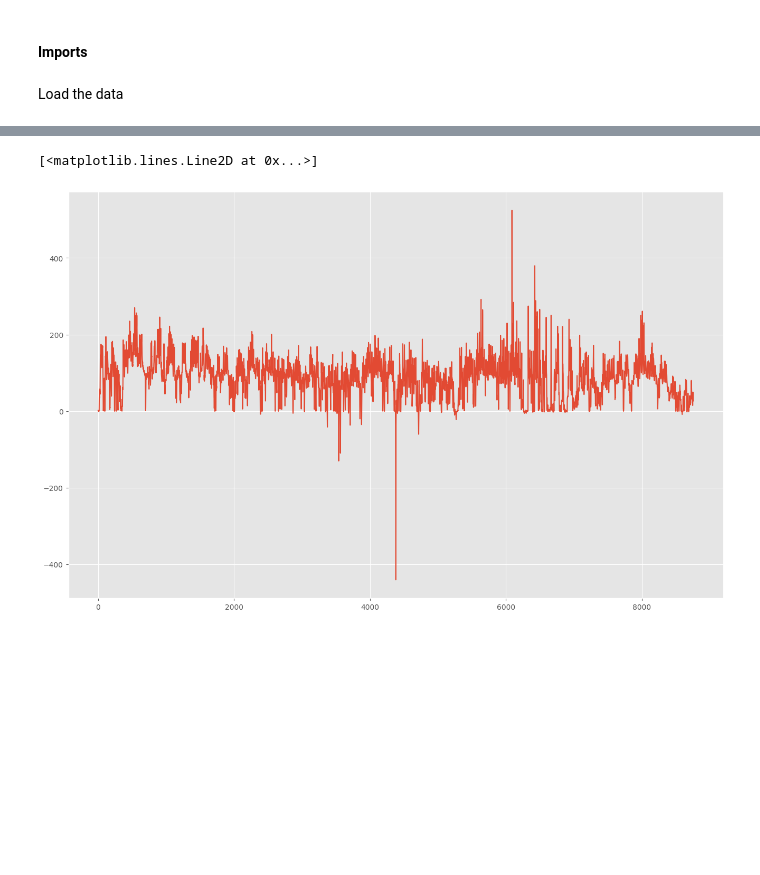
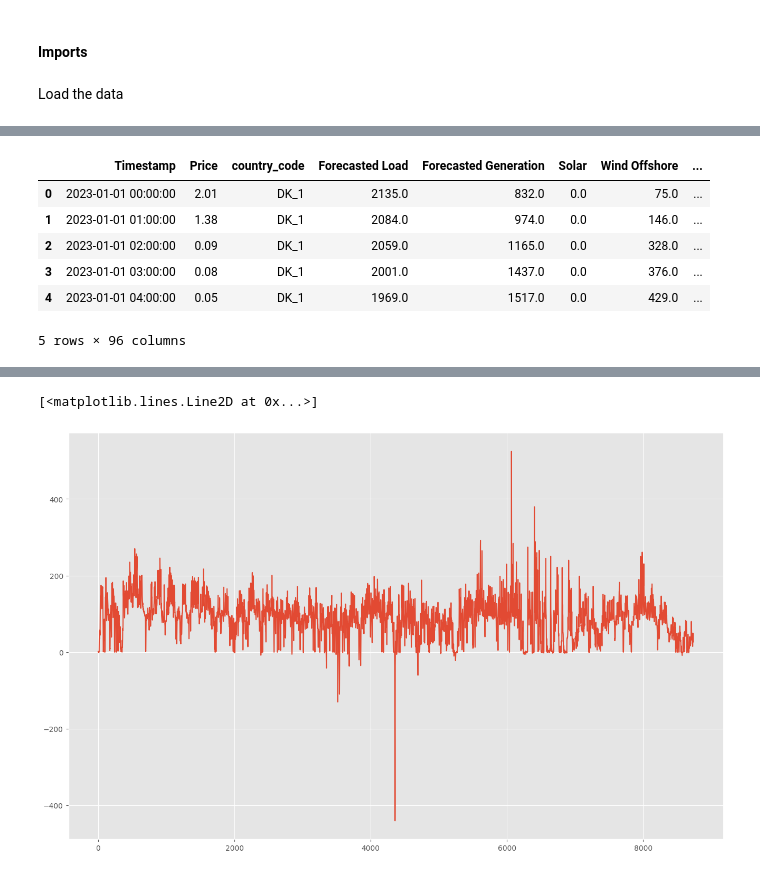
Before and after one commit to SorenBlattBendtsen/model_based, a Jupyter notebook: simplePGM.ipynb, the cells around one changed output, grey strips where cells are left out. Drawn from its saved outputs; the diff is of its cells as text; code cells hidden in the pictures; blank space fills up the shorter version.

```diff
--- a/simplePGM.ipynb
+++ b/simplePGM.ipynb
@@ -51,3 +33,40 @@ df.head
+# %%
+df = pd.read_csv("data/2023/nordic_energy_data.csv")
+#df = df[df['country_code'] == 'DK_1']
+#df = df.rename(columns={'DA-price [EUR/MWh]': 'Price'})
+#df = df.drop(columns=['Unnamed: 0'])
+# df = df.drop(df.columns[[9, 62]], axis=1)
+
+df = transpose_for_country_code(df, 'DK_1')
+df = df.rename(columns={'DA-price [EUR/MWh]': 'Price'})
+
+#columns_to_drop = df.columns[8:]
+#df = df.drop(columns=columns_to_drop)
+
+df.head()
+
+
+#df = df[df['country_code'] == "DK_1"]
+#df.rename(columns={'Unnamed: 0': 'Time', '0': 'Price'}, inplace=True)
+
+#data_dk1 = data_df[data_df['country_code'] == 'DK_1']
+#data_dk1.drop(columns=['Unnamed: 0'])
+#data_dk1.rename(columns={'DA-price [EUR/MWh]' : 'Price'})
+#data_df_dk2 = data_df[data_df['country_code'] == 'DK_2']
+#data_dk = data_df_dk1.merge(data_df_dk2, on='Timestamp', suffixes=('', '_DK_2'))
+# data_dk1['Difference DA'] = data_dk1['DA-price [EUR/MWh]'] - data_dk1['DA-price [EUR/MWh]_DK_2']
+
+# Filter for May to July
+# data_dk = data_dk1[(data_dk1['Timestamp'] >= '2023-05-01') & (data_dk1['Timestamp'] <= '2023-06-30')]
+#data_dk1.head()
+# %% [output]
+|  | Timestamp | Price | country_code | Forecasted Load | Forecasted Generation | Solar | Wind Offshore | ... |
+| 0 | 2023-01-01 00:00:00 | 2.01 | DK_1 | 2135.0 | 832.0 | 0.0 | 75.0 | ... |
+| 1 | 2023-01-01 01:00:00 | 1.38 | DK_1 | 2084.0 | 974.0 | 0.0 | 146.0 | ... |
+| 2 | 2023-01-01 02:00:00 | 0.09 | DK_1 | 2059.0 | 1165.0 | 0.0 | 328.0 | ... |
+| 3 | 2023-01-01 03:00:00 | 0.08 | DK_1 | 2001.0 | 1437.0 | 0.0 | 376.0 | ... |
+| 4 | 2023-01-01 04:00:00 | 0.05 | DK_1 | 1969.0 | 1517.0 | 0.0 | 429.0 | ... |
+5 rows × 96 columns
 # %%
 print("Dataset size:", len(df))
 print("General statistics:")
```
Also changed, not shown: parts of 14 cells of this notebook.
